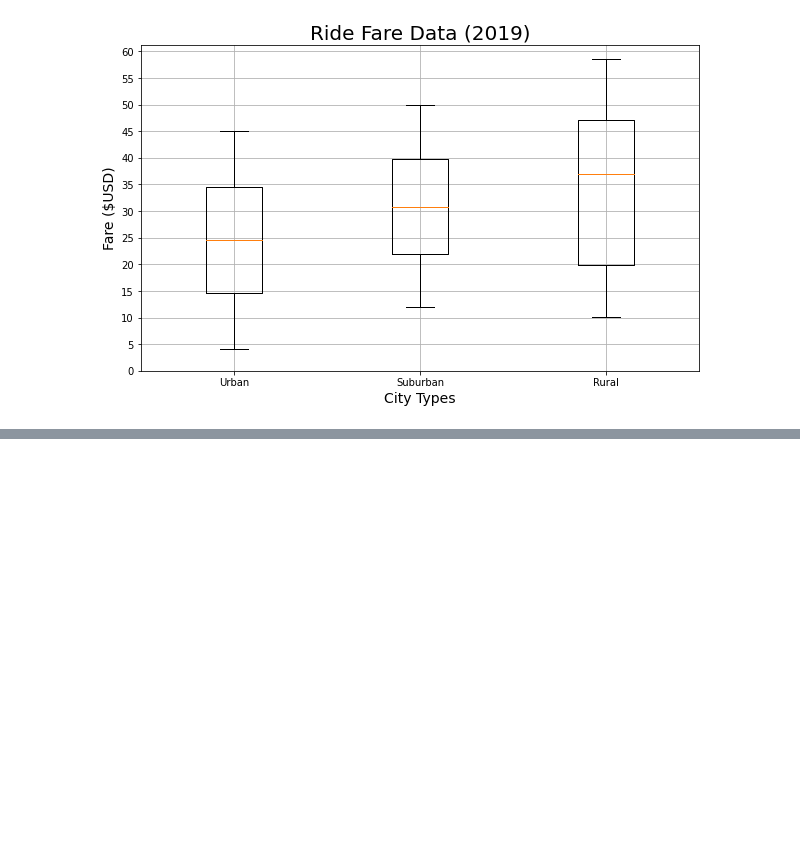
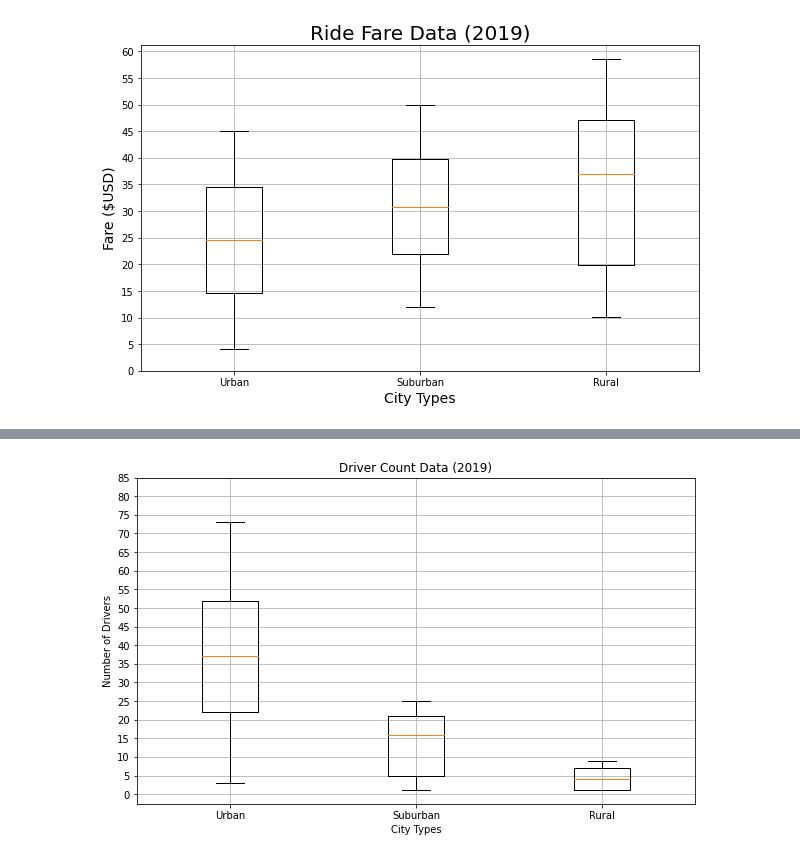
Before and after one commit to Mots94/PyBer_Analysis, a Jupyter notebook: PyBer.ipynb, the cells around one changed output, grey strips where cells are left out. Drawn from its saved outputs; the diff is of its cells as text; code cells hidden in the pictures; blank space fills up the shorter version.

```diff
--- a/PyBer.ipynb
+++ b/PyBer.ipynb
@@ -653,0 +677,13 @@ plt.show()
+# %%
+x_labels = ['Urban', 'Suburban', 'Rural']
+driver_data = [urban_drivers, suburban_drivers, rural_drivers]
+fig, ax = plt.subplots(figsize=(10, 6))
+ax.boxplot(driver_data, labels=x_labels)
+ax.set_title('Driver Count Data (2019)')
+ax.set_ylabel('Number of Drivers')
+ax.set_xlabel('City Types')
+ax.set_yticks(np.arange(0, 90, step=5.0))
+ax.grid()
+plt.show()
+# %% [output]
+[figure, added]
```
Also changed, not shown: parts of 1 cell of this notebook.
